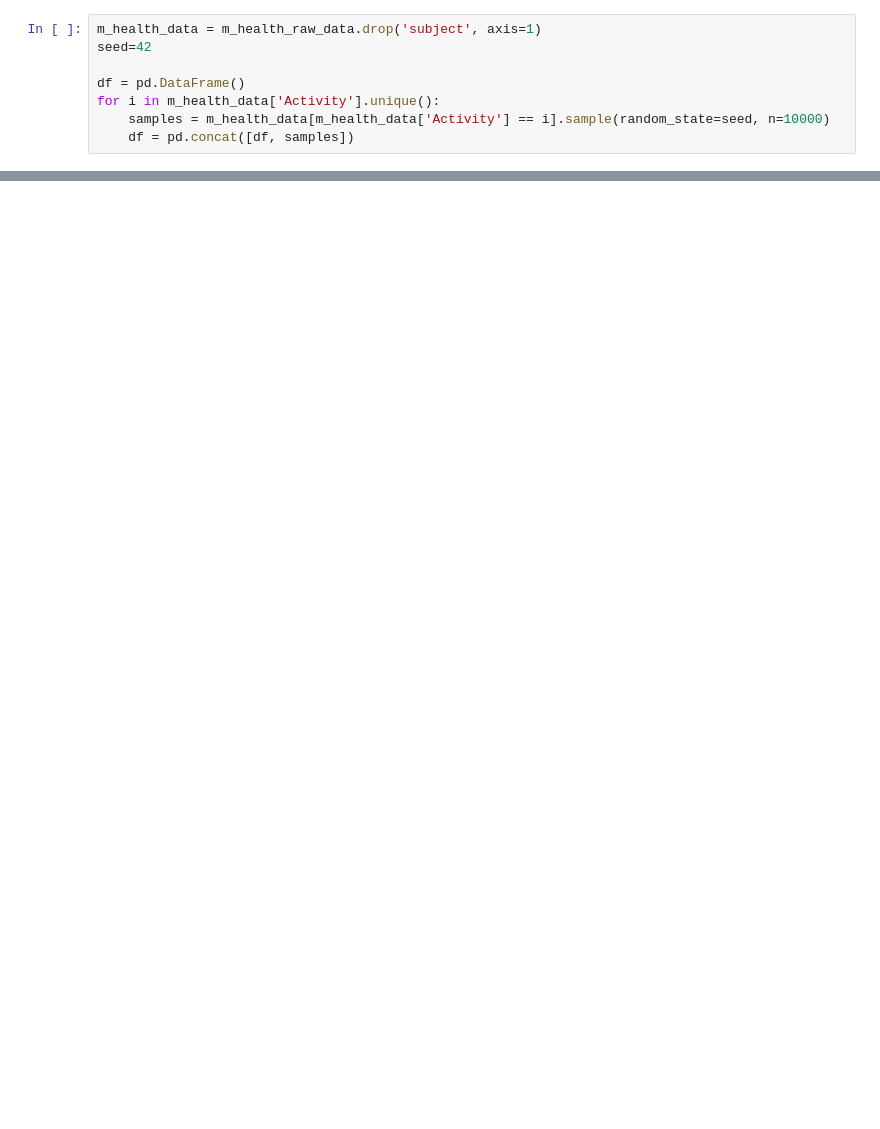
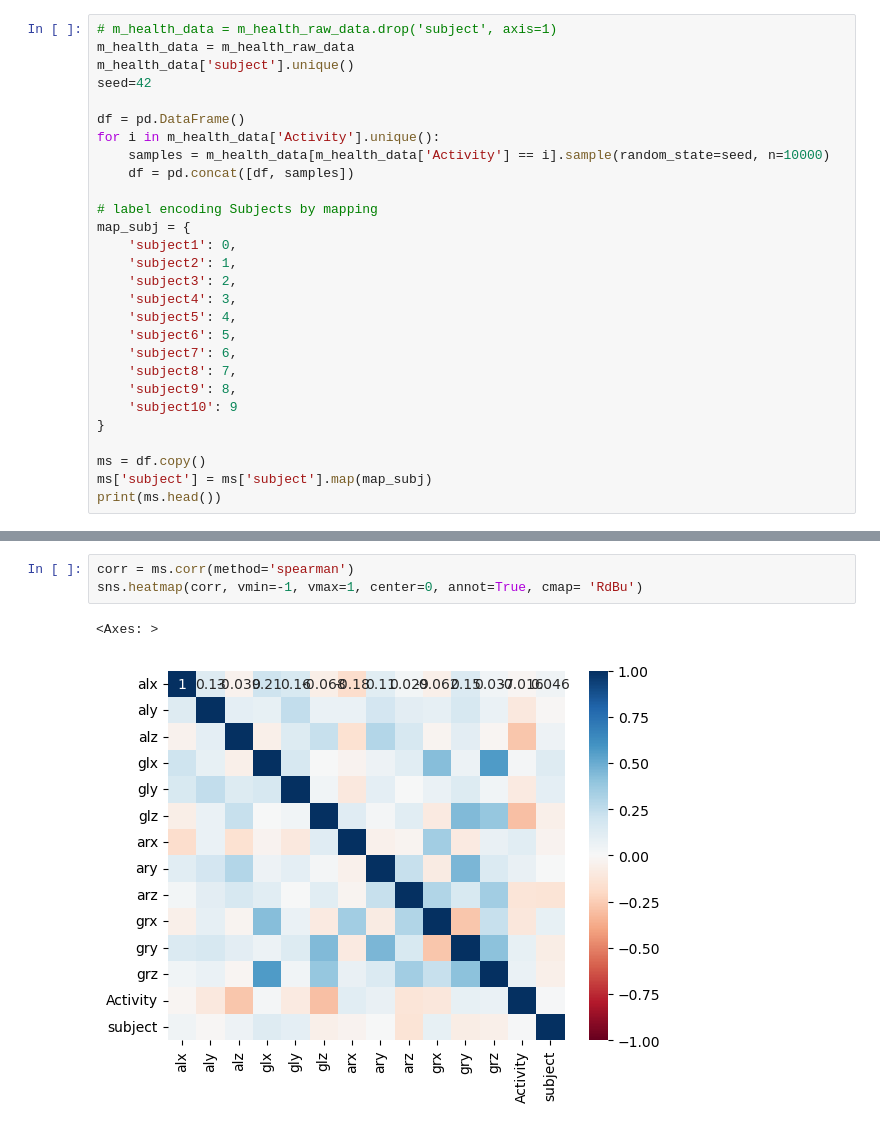
Before and after one commit to timothychu99/CSE151A_Group_Project, a Jupyter notebook: preprocessing.ipynb, the cells around one changed output, grey strips where cells are left out. Drawn from its saved outputs; the diff is of its cells as text; blank space fills up the shorter version.

Commit message:
preprocessing
label encoding, min max scaling, feature expansion

```diff
--- a/preprocessing.ipynb
+++ b/preprocessing.ipynb
@@ -31,11 +32,31 @@ Activity
 12     10342
 Name: count, dtype: int64
 # %%
-m_health_data = m_health_raw_data.drop('subject', axis=1)
+# m_health_data = m_health_raw_data.drop('subject', axis=1)
+m_health_data = m_health_raw_data
+m_health_data['subject'].unique()
 seed=42
 
 df = pd.DataFrame()
 for i in m_health_data['Activity'].unique():
     samples = m_health_data[m_health_data['Activity'] == i].sample(random_state=seed, n=10000)
     df = pd.concat([df, samples])
+
+# label encoding Subjects by mapping
+map_subj = {
+    'subject1': 0,
+    'subject2': 1,
+    'subject3': 2,
+    'subject4': 3,
+    'subject5': 4,
+    'subject6': 5,
+    'subject7': 6,
+    'subject8': 7,
+    'subject9': 8,
+    'subject10': 9
+}
+
+ms = df.copy()
+ms['subject'] = ms['subject'].map(map_subj)
+print(ms.head())
 # %% [output]
@@ -80,3 +101,9 @@ Name: count, dtype: int64
 | 50% | 1.332000 | -9.601300 | 0.261925 | 0.172540 | -0.69043 | -0.123770 | -2.504100 | -7.562000 | 1.776100 | -0.333330 | -0.597540 | ... |
 | 75% | 2.892000 | -7.492100 | 1.771100 | 0.484230 | -0.49719 | 0.345780 | -0.517068 | -1.843100 | 5.181400 | 0.205880 | -0.051335 | ... |
 | max | 20.033000 | 21.161000 | 25.005000 | 1.705000 | 1.97750 | 1.799600 | 19.801000 | 21.965000 | 25.741000 | 1.429400 | 1.540000 | ... |
+# %%
+corr = ms.corr(method='spearman')
+sns.heatmap(corr, vmin=-1, vmax=1, center=0, annot=True, cmap= 'RdBu')
+# %% [output]
+<Axes: >
+[figure, added]
```
Also changed, not shown: parts of 9 cells of this notebook, 1 other file.
